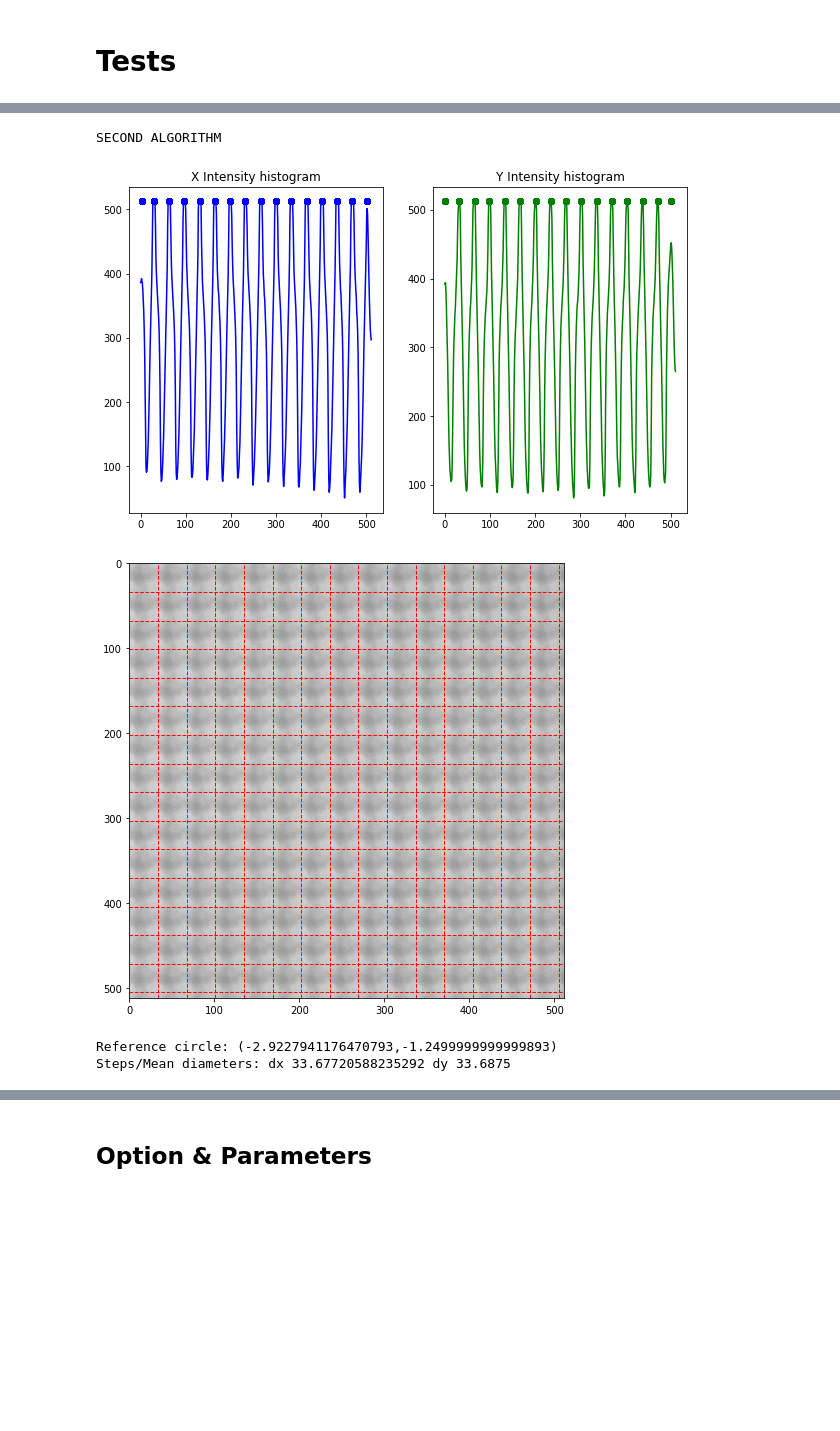
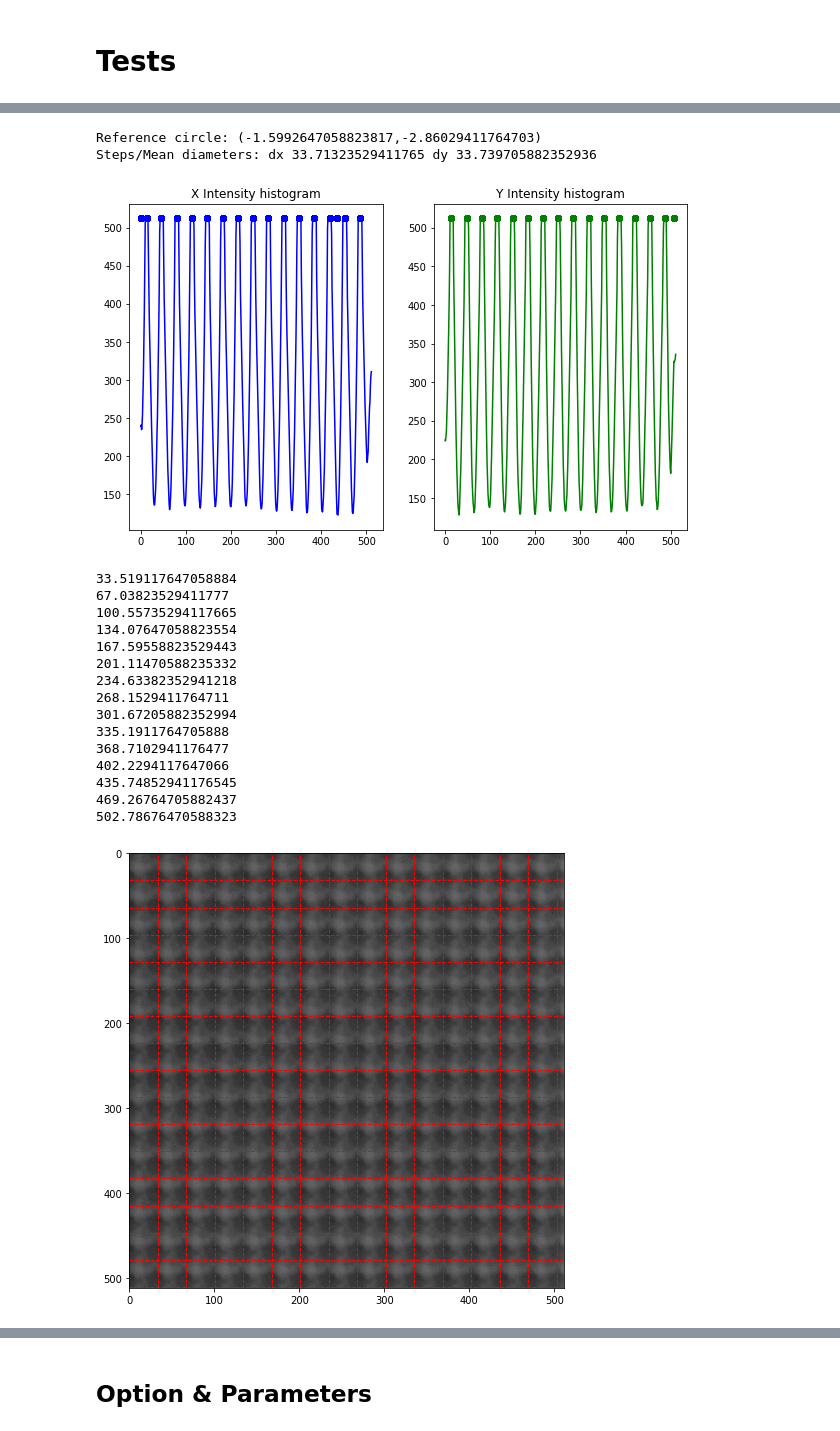
Before and after one commit to FrBrenno/lisa_project, a Jupyter notebook: lisa_project/calibration/algorithm_tests/Rapport 11.02 - Algorithme de Calibration.ipynb, the cells around one changed output, grey strips where cells are left out. Saved outputs shown, nothing was run; the diff lists cells and outputs as text; code cells hidden in the pictures; blank space fills up the shorter version.

```diff
--- a/lisa_project/calibration/algorithm_tests/Rapport 11.02 - Algorithme de Calibration.ipynb
+++ b/lisa_project/calibration/algorithm_tests/Rapport 11.02 - Algorithme de Calibration.ipynb
@@ -291,7 +294,7 @@ $$
 
 Numpy can make the decomposition and python the matrix multiplication. Then, let's dive into the algorithm:
 # %%
-def calibrate_svd(image, gauss_kernel=(15, 15), block_size=31, c=3, cluster_distance=3):
+def calibrate_svd(image, gauss_kernel=(15, 15), block_size=31, c=3, cluster_distance=10):
     # Threshold image
     thresh = generate_threshold_img(image, gauss_kernel, block_size, c)
 
@@ -369,7 +372,7 @@ Both methods seems to work fine and can be implemented into the software. Howeve
 # %%
 test_1 = cv2.imread("../img/pcv_image_calibration_medium_exposure.png")
 print("FIRST ALGORITHM")
-calibrate_grid(test_1)
+#calibrate_grid(test_1)
 print("SECOND ALGORITHM")
 calibrate_svd(test_1)  # grid x-y intersection on circle center
 calibrate_svd(~test_1) # grid cell centered in the circle center
@@ -386,5 +399,19 @@ Grid Y Position: [-14.5   16.5   48.75  82.   115.75 149.75 183.75 217.5  251.
-SECOND ALGORITHM
+Reference circle: (-1.5992647058823817,-2.86029411764703)
+Steps/Mean diameters: dx 33.71323529411765 dy 33.739705882352936
-[figure, old version]
+[figure, new version]
+33.519117647058884
+67.03823529411777
+100.55735294117665
+134.07647058823554
+167.59558823529443
+201.11470588235332
+234.63382352941218
+268.1529411764711
+301.67205882352994
+335.1911764705888
+368.7102941176477
+402.2294117647066
+435.74852941176545
+469.26764705882437
+502.78676470588323
-[figure, old version]
+[figure, new version]
-Reference circle: (-2.9227941176470793,-1.2499999999999893)
-Steps/Mean diameters: dx 33.67720588235292 dy 33.6875
```
Also changed, not shown: parts of 5 cells of this notebook, 10 other files.
